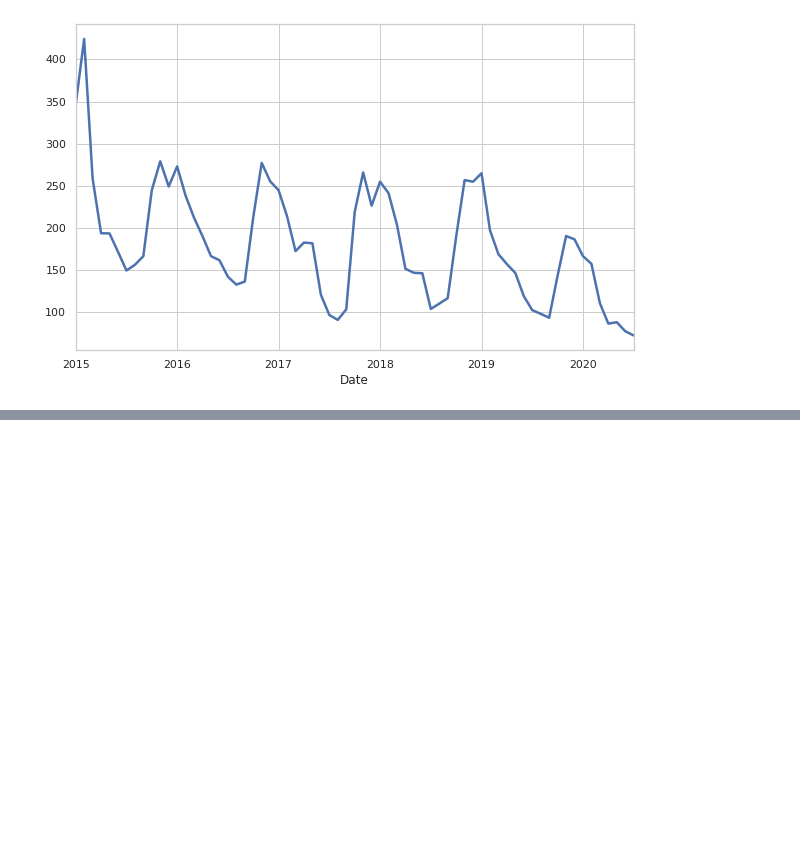
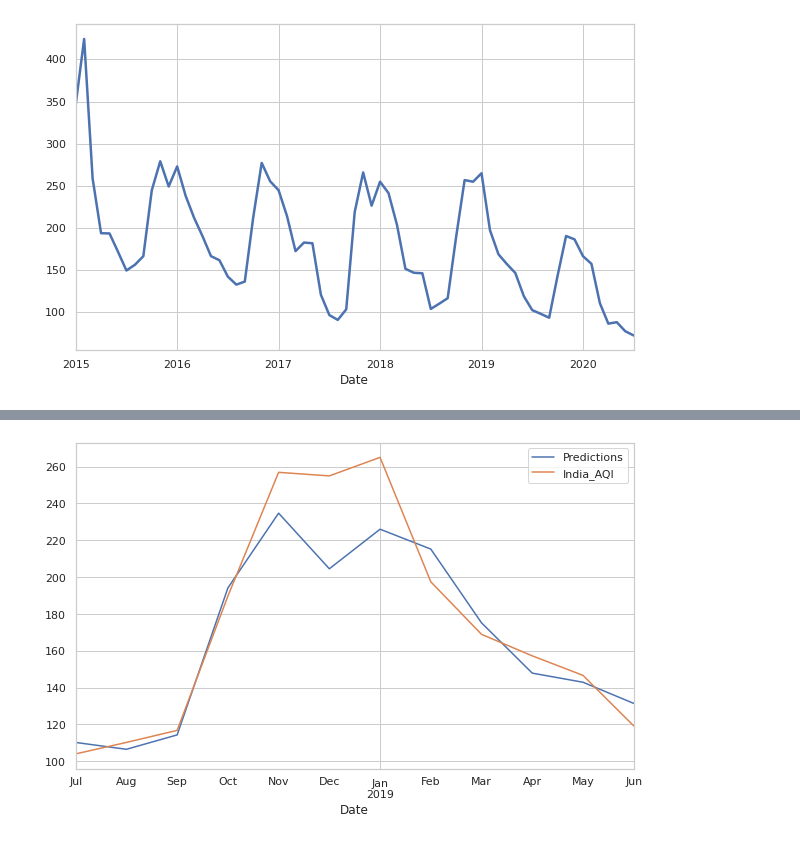
Before and after one commit to Aishwarya-Sarkar/Analysing-and-Forecasting-India-s-AQI, a Jupyter notebook: Time series analysis + Forecasting.ipynb, the cells around one changed output, grey strips where cells are left out. Saved outputs shown, nothing was run; the diff lists cells and outputs as text; code cells hidden in the pictures; blank space fills up the shorter version.

```diff
--- a/Time series analysis + Forecasting.ipynb
+++ b/Time series analysis + Forecasting.ipynb
@@ -77,0 +196,9 @@ cities['India_AQI'].plot(kind='line',grid=True,figsize=(10, 6), linewidth=2.5)
+# %%
+#dividing into train and test:
+train=cities['India_AQI'][:41]
+test=cities['India_AQI'][42:54]
+
+# Forming the model:
+model=SARIMAX(train,order=(0,1,2),seasonal_order=(1,0,1,12),)
+results=model.fit()
+results.summary()
@@ -77,0 +226,6 @@ cities['India_AQI'].plot(kind='line',grid=True,figsize=(10, 6), linewidth=2.5)
+# %%
+predictions = results.predict(start=42, end=53, typ='levels').rename('Predictions')
+predictions.plot(legend=True)
+test.plot(legend=True);
+# %% [output]
+[figure, added]
```
Also changed, not shown: parts of 11 cells of this notebook.
